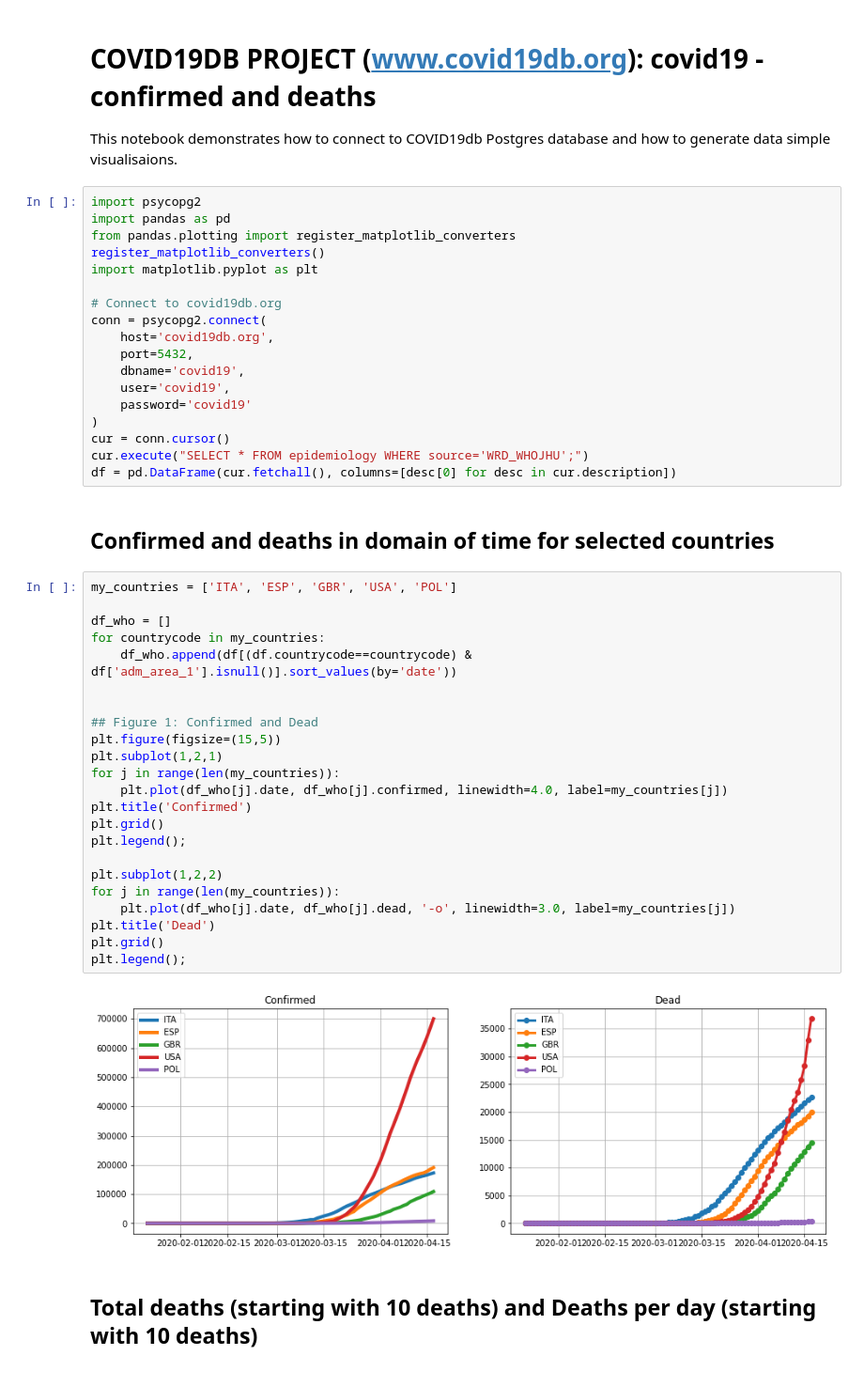
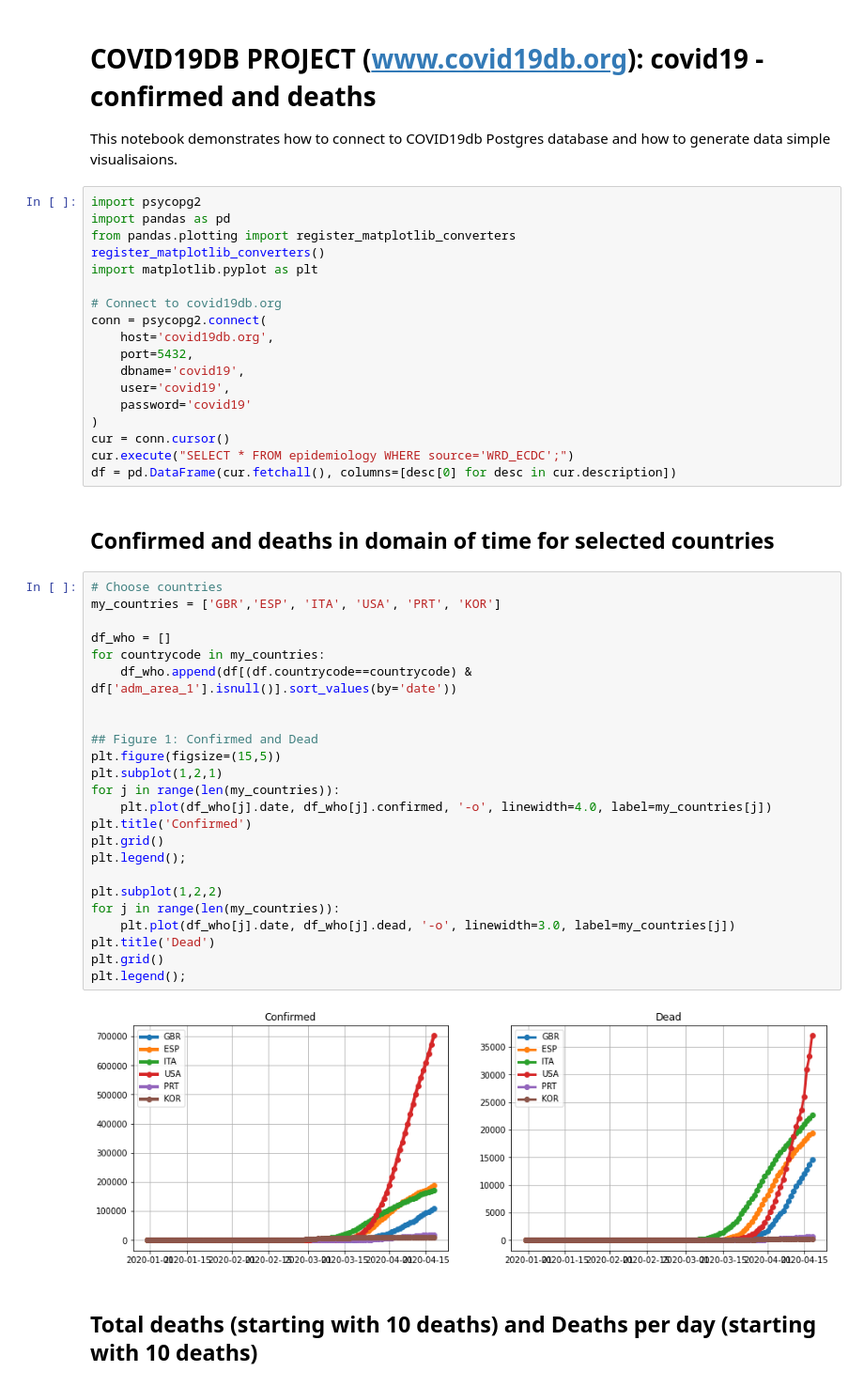
Before and after one commit to covid19db/data-archive, a Jupyter notebook: jupyter-examples/covid19db-confirmed-and-deaths.ipynb, the cells around one changed output. Shown: that part at 94% size. Drawn from its saved outputs; the diff is of its cells as text.

```diff
--- a/jupyter-examples/covid19db-confirmed-and-deaths.ipynb
+++ b/jupyter-examples/covid19db-confirmed-and-deaths.ipynb
@@ -19,35 +19,36 @@ conn = psycopg2.connect(
     password='covid19'
 )
 cur = conn.cursor()
-cur.execute("SELECT * FROM epidemiology WHERE source='WRD_WHOJHU';")
+cur.execute("SELECT * FROM epidemiology WHERE source='WRD_ECDC';")
 df = pd.DataFrame(cur.fetchall(), columns=[desc[0] for desc in cur.description])
 # %% [markdown]
 ## Confirmed and deaths in domain of time for selected countries
 # %%
-my_countries = ['ITA', 'ESP', 'GBR', 'USA', 'POL']
+# Choose countries
+my_countries = ['GBR','ESP', 'ITA', 'USA', 'PRT', 'KOR']
 
 df_who = []
 for countrycode in my_countries:
     df_who.append(df[(df.countrycode==countrycode) & df['adm_area_1'].isnull()].sort_values(by='date'))
 
 
 ## Figure 1: Confirmed and Dead
 plt.figure(figsize=(15,5))
 plt.subplot(1,2,1)
 for j in range(len(my_countries)):
-    plt.plot(df_who[j].date, df_who[j].confirmed, linewidth=4.0, label=my_countries[j])
+    plt.plot(df_who[j].date, df_who[j].confirmed, '-o', linewidth=4.0, label=my_countries[j])
 plt.title('Confirmed')
 plt.grid()
 plt.legend();
 
 plt.subplot(1,2,2)
 for j in range(len(my_countries)):
     plt.plot(df_who[j].date, df_who[j].dead, '-o', linewidth=3.0, label=my_countries[j])
 plt.title('Dead')
 plt.grid()
 plt.legend();
 # %% [output]
-[figure, old version]
+[figure, new version]
 # %% [markdown]
 ## Total deaths (starting with 10 deaths) and Deaths per day (starting with 10 deaths)
 # %%
```
Also changed, not shown: parts of 1 cell of this notebook.
